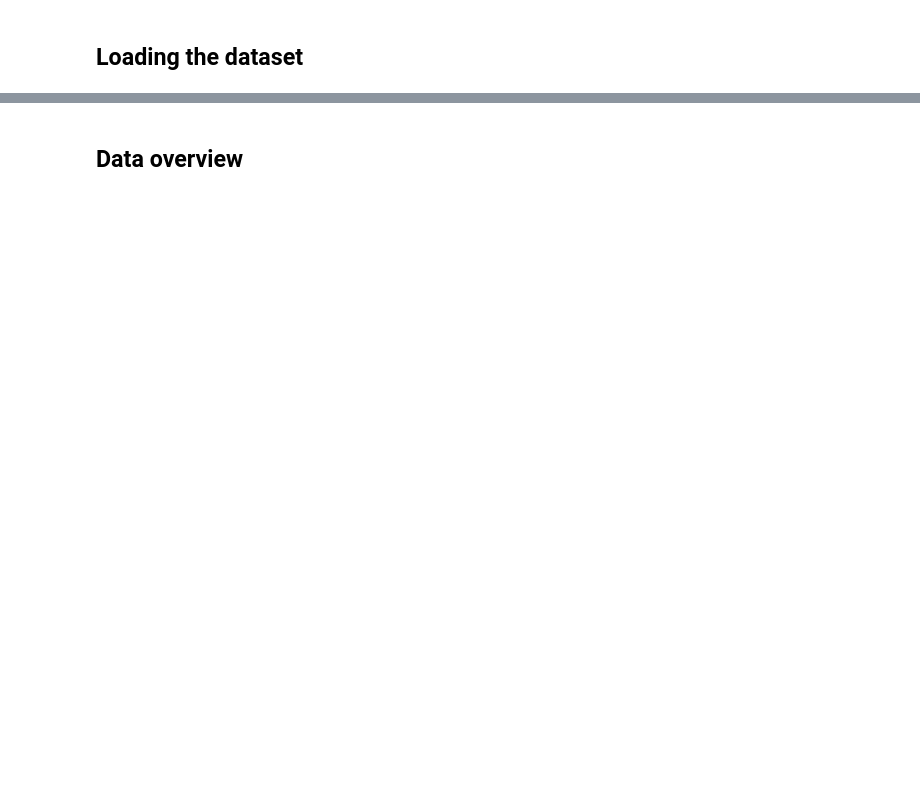
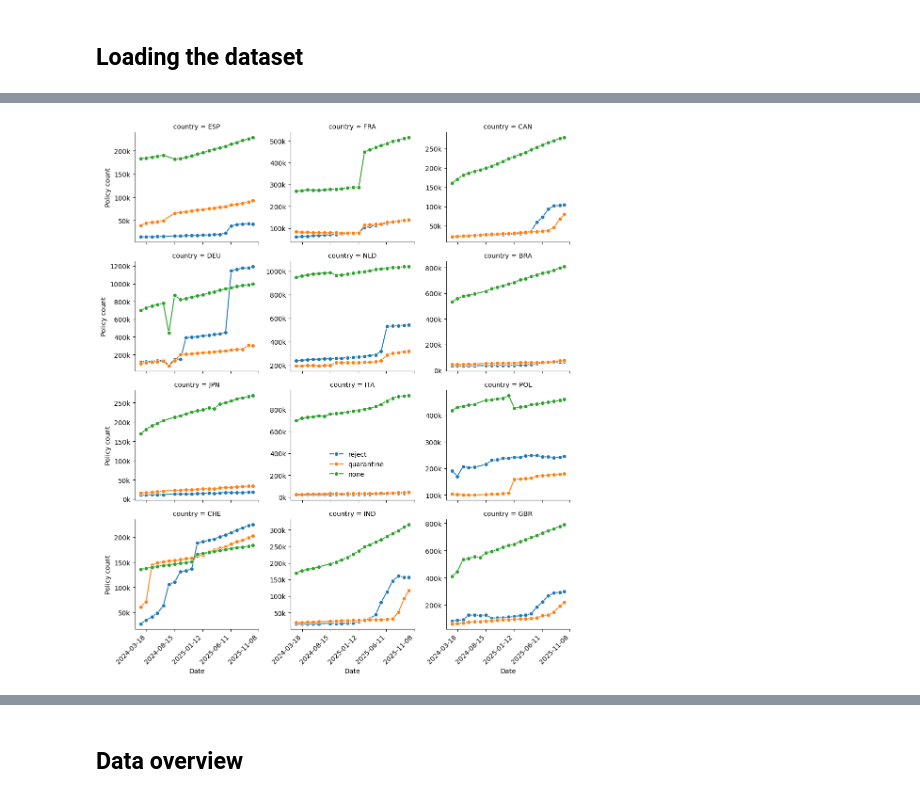
Before and after one commit to internettransparency/dmarc-cctld-research, a Jupyter notebook: notebooks/cluster-data-processing.ipynb, the cells around one changed output, grey strips where cells are left out. Drawn from its saved outputs; the diff is of its cells as text; code cells hidden in the pictures; blank space fills up the shorter version.

Commit message:
longitudinal analysis

```diff
--- a/notebooks/cluster-data-processing.ipynb
+++ b/notebooks/cluster-data-processing.ipynb
@@ -760,0 +1123,5 @@ root
+# %%
+longitudinal_pdf = pd.read_csv("longitudinal_analysis.csv")
+# Ensure timestamps are proper datetime
+longitudinal_pdf.loc[:, "timestamp"] = pd.to_datetime(subset["timestamp"])
+longitudinal_pdf = longitudinal_pdf.sort_values("timestamp")
@@ -760,0 +1250,38 @@ root
+# %%
+def plot_longitudinal_subset(longitudinal_pdf, subset, filename):
+    subset_pdf = longitudinal_pdf[
+        (longitudinal_pdf["country"].isin(subset))
+        & (longitudinal_pdf["policy"] != "invalid")
+    ]
+
+    # Faceted line chart
+    g = sns.FacetGrid(subset_pdf, col="country", hue="policy", col_wrap=3, sharey=False)
+    g.map(sns.lineplot, "timestamp", "count", marker="o")
+
+    for ax in g.axes.flatten():
+        ax.yaxis.set_major_formatter(
+            mticker.FuncFormatter(lambda x, _: f"{x/1000:.0f}k")
+        )
+        # limit number of x ticks
+        ax.xaxis.set_major_locator(mticker.MaxNLocator(nbins=5))
+
+        # rotate x tick labels
+        for label in ax.get_xticklabels():
+            label.set_rotation(45)
+            label.set_horizontalalignment('right')
+
+    g.add_legend(title="")
+    g.legend.set_bbox_to_anchor((.54, .38))       # (x, y) relative to figure
+    g.legend.set_loc("center")             # anchor from legend’s top center
+    #g.legend.set_ncol(3)                         # arrange legend items horizontally
+
+    g.set_axis_labels("Date", "Policy count")
+    plt.tight_layout()
+    plt.savefig(filename)
+    plt.show()
+
+# this has the top adopters, top reject, top none +jpn -dnk to balance representation
+countries_analysis = ["NLD", "DEU", "ITA", "POL", "BRA", "GBR", "CHE", "CAN", "JPN", "ESP", "FRA", "IND"]
+plot_longitudinal_subset(longitudinal_pdf, countries_analysis, "figures/longitudinal_analysis.pdf")
+# %% [output]
+[figure, added]
```
Also changed, not shown: parts of 99 cells of this notebook, 8 other files.
